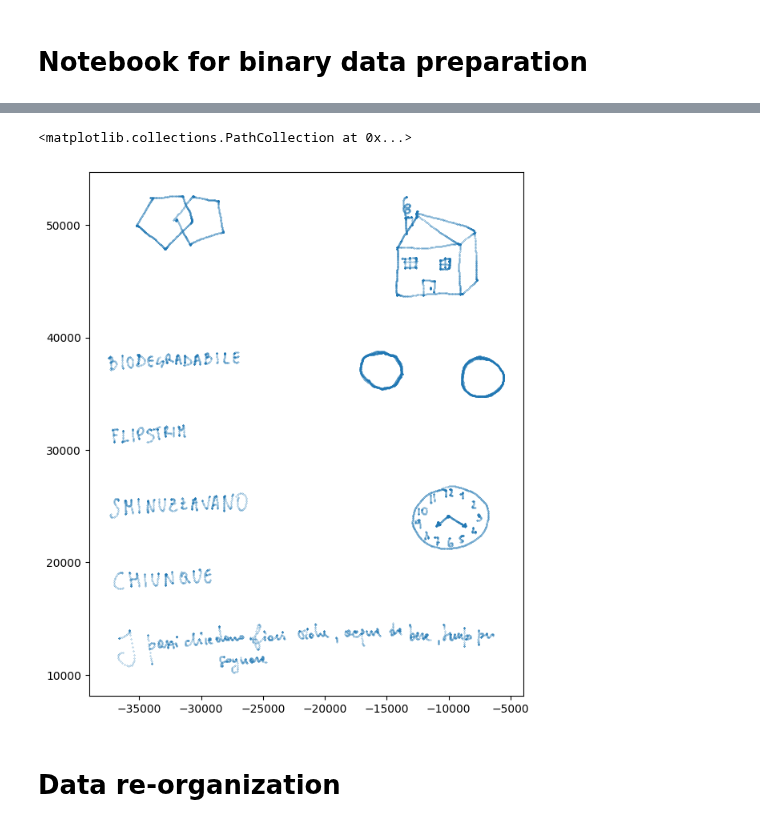
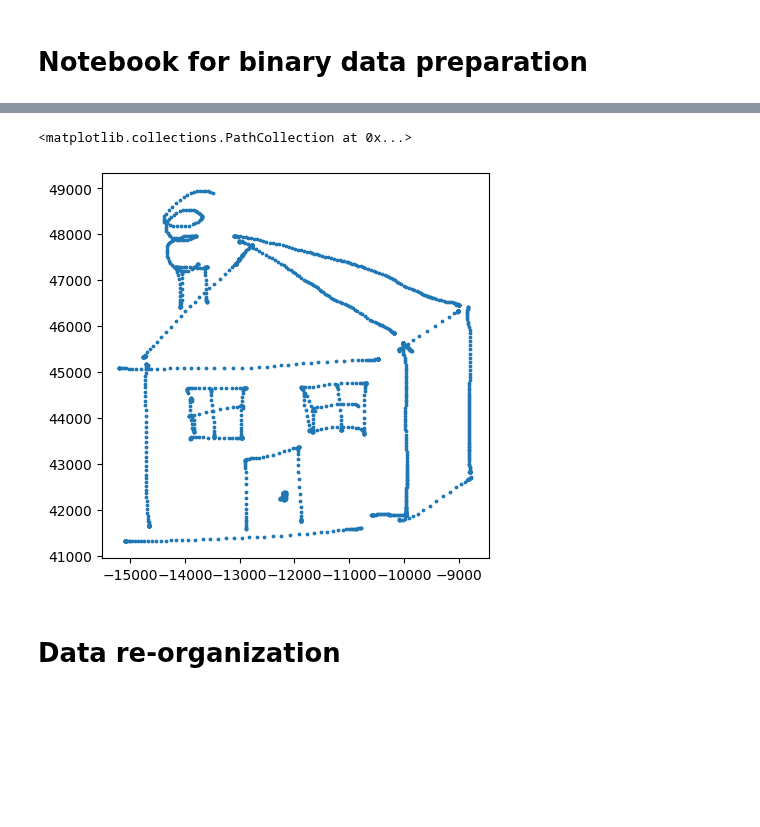
Before and after one commit to PosgradoMNA/Proyecto_Integrador_Equipo_11, a Jupyter notebook: notebooks/DataPreparation.ipynb, the cells around one changed output, grey strips where cells are left out. Saved outputs shown, nothing was run; the diff lists cells and outputs as text; code cells hidden in the pictures; blank space fills up the shorter version.

```diff
--- a/notebooks/DataPreparation.ipynb
+++ b/notebooks/DataPreparation.ipynb
@@ -13,6 +13,7 @@ def list_files_recursive(files, path='.'):
         else:
             files.append(full_path)
 # %%
+import re
 file_names = []
 list_files_recursive(file_names, '../data/raw')
 
@@ -26,6 +27,9 @@ for file_name in file_names:
         df['user'] = user
         df['session'] = session
         df['collection'] = file_name.split('../data/raw/')[1].split('/')[0]
+        homework_as_text = file_name.split('../data/raw/')[1].split('_')[1][:-4]
+        match = re.search(r'\d+', homework_as_text)
+        df['homework'] = int(match.group())
 
         whole_df = pd.concat([whole_df, df], axis=0)
 # %%
@@ -85,12 +89,12 @@ labeled_data[labeled_data['Subject']==1]
 # %%
 import matplotlib.pyplot as plt
 
-sample_subject_data = labeled_data[(labeled_data['Subject']==129) & (labeled_data['pen_status']==1)]
-plt.figure(figsize=(7,8.5))
-plt.scatter(-sample_subject_data['y'], sample_subject_data['x'], s=0.05 )
+sample_subject_data = labeled_data[(labeled_data['Subject']==1) & (labeled_data['pen_status']==1) & (labeled_data['homework']==2)]
+plt.figure(figsize=(5,5))
+plt.scatter(-sample_subject_data['y'], sample_subject_data['x'], s=3)
 # %% [output]
 <matplotlib.collections.PathCollection at 0x...>
-[figure, old version]
+[figure, new version]
 # %%
 labeled_data.to_parquet('../data/raw_binary/labeled_data.parquet')
 # %% [markdown]
```
Also changed, not shown: parts of 10 cells of this notebook, 2 other files.
